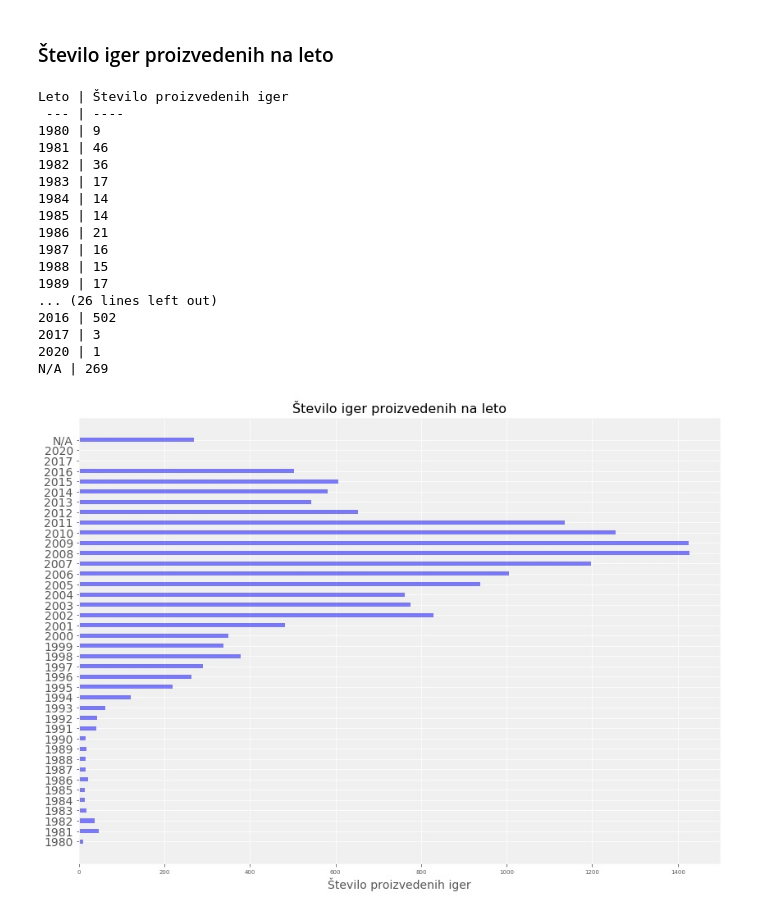
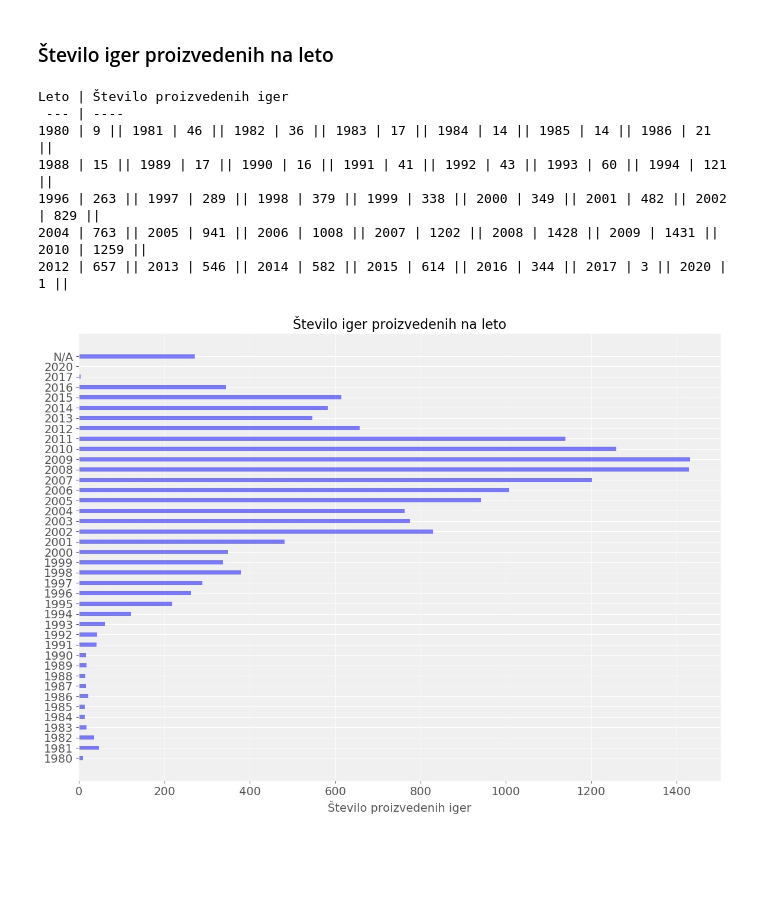
Before and after one commit to mh-developer/PR19MHATMF, a Jupyter notebook: src/skripte-matej/analiza.ipynb, the cells around one changed output. Cells and saved outputs as stored; diff of their text form; code cells hidden in the pictures; blank space fills up the shorter version.

```diff
--- a/src/skripte-matej/analiza.ipynb
+++ b/src/skripte-matej/analiza.ipynb
@@ -23,7 +23,7 @@ videogames_data = {}
 genre = dict()
 
 
-with open('../../podatki/video_game.csv', 'rt', encoding='utf-8') as data:
+with open('../../podatki/vgsales.csv', 'rt', encoding='utf-8') as data:
     for row in DictReader(data):
         videogames_data[row['Rank']] = row
 
@@ -49,6 +49,7 @@ fig = plt.figure(figsize=(14, 10))
 plt.barh(y_pos, values, align='center', alpha=0.5)
 plt.yticks(y_pos, names, fontsize=14)
 plt.xlabel("Število iger", fontsize=14)
+plt.xticks(fontsize=14)
 plt.title('Število iger po žanrih', fontsize=16);
 
 plt.show()
@@ -62,50 +63,44 @@ fig.savefig('../../slike/stevilo_iger_po_žanrih.png')
 genre = dict()
 for key, value in videogames_data.items():
     for atribut, vrednost in value.items():
-        if atribut == "Year_of_Release":
+        if atribut == "Year":
             if vrednost in genre:
                 genre[vrednost] += 1
             else:
                 genre[vrednost] = 1
 
 names = list()
 values = list()
 i = 0
 
 print("Leto | Število proizvedenih iger \n --- | ----")
 for item in sorted(genre):
-    if(i == 10):
+    if(i == 8):
         i = 0
     i += 1
-    print(str(item), "|", str(genre[item]))
+    if(i != 8):
+        print(str(item), "|", str(genre[item]),end=" || ")
+    else:
+        print()
     names.append(item)
     values.append(genre[item])
 y_pos = np.arange(len(names)) * 2
 
 fig = plt.figure(figsize=(14, 10))
 plt.barh(y_pos, values, align='center', alpha=0.5, color='blue')
 plt.yticks(y_pos, names, fontsize=14)
 plt.xlabel("Število proizvedenih iger", fontsize=14)
+plt.xticks(fontsize=14)
 plt.title('Število iger proizvedenih na leto', fontsize=16);
 plt.show()
 
 fig.savefig('../../slike/stevilo_iger_proizvedenih_na_leto.png')
 # %% [output]
 Leto | Število proizvedenih iger
  --- | ----
-1980 | 9
-1981 | 46
-1982 | 36
-1983 | 17
-1984 | 14
-1985 | 14
-1986 | 21
-1987 | 16
-1988 | 15
-1989 | 17
-... (26 lines left out)
-2016 | 502
-2017 | 3
-2020 | 1
-N/A | 269
+1980 | 9 || 1981 | 46 || 1982 | 36 || 1983 | 17 || 1984 | 14 || 1985 | 14 || 1986 | 21 ||
+1988 | 15 || 1989 | 17 || 1990 | 16 || 1991 | 41 || 1992 | 43 || 1993 | 60 || 1994 | 121 ||
+1996 | 263 || 1997 | 289 || 1998 | 379 || 1999 | 338 || 2000 | 349 || 2001 | 482 || 2002 | 829 ||
+2004 | 763 || 2005 | 941 || 2006 | 1008 || 2007 | 1202 || 2008 | 1428 || 2009 | 1431 || 2010 | 1259 ||
+2012 | 657 || 2013 | 546 || 2014 | 582 || 2015 | 614 || 2016 | 344 || 2017 | 3 || 2020 | 1 ||
-[figure, old version]
+[figure, new version]
```
Also changed, not shown: parts of 5 cells of this notebook, 13 other files.
